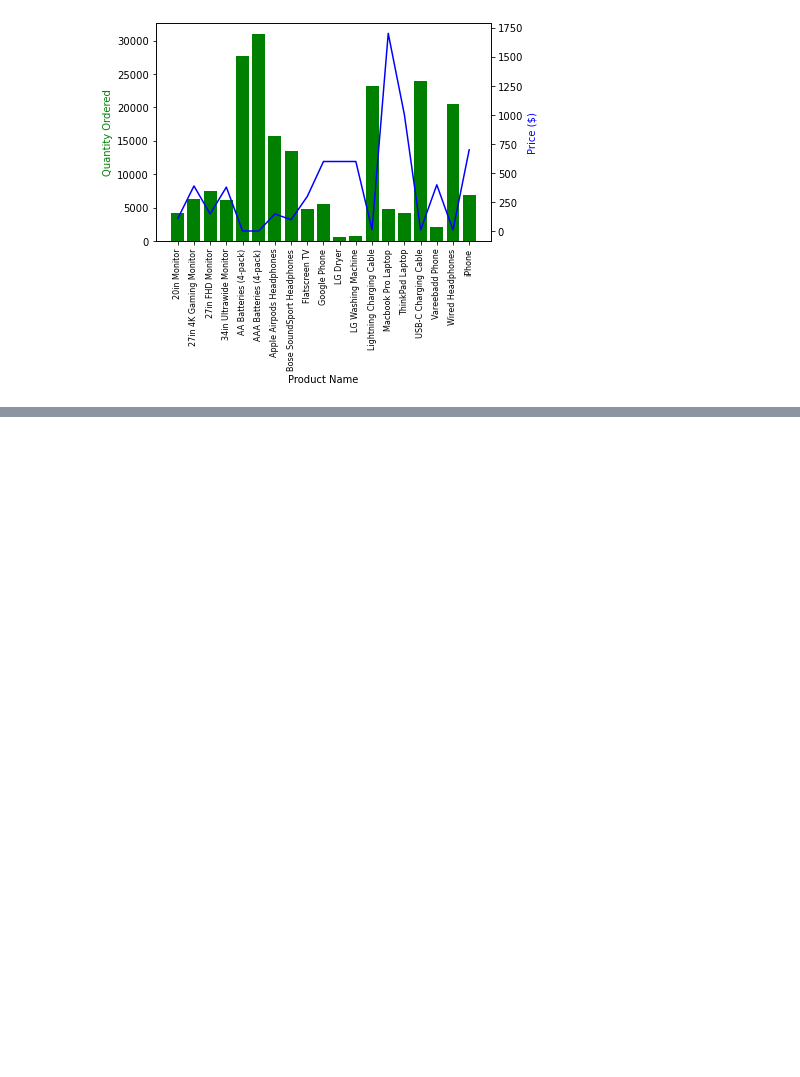
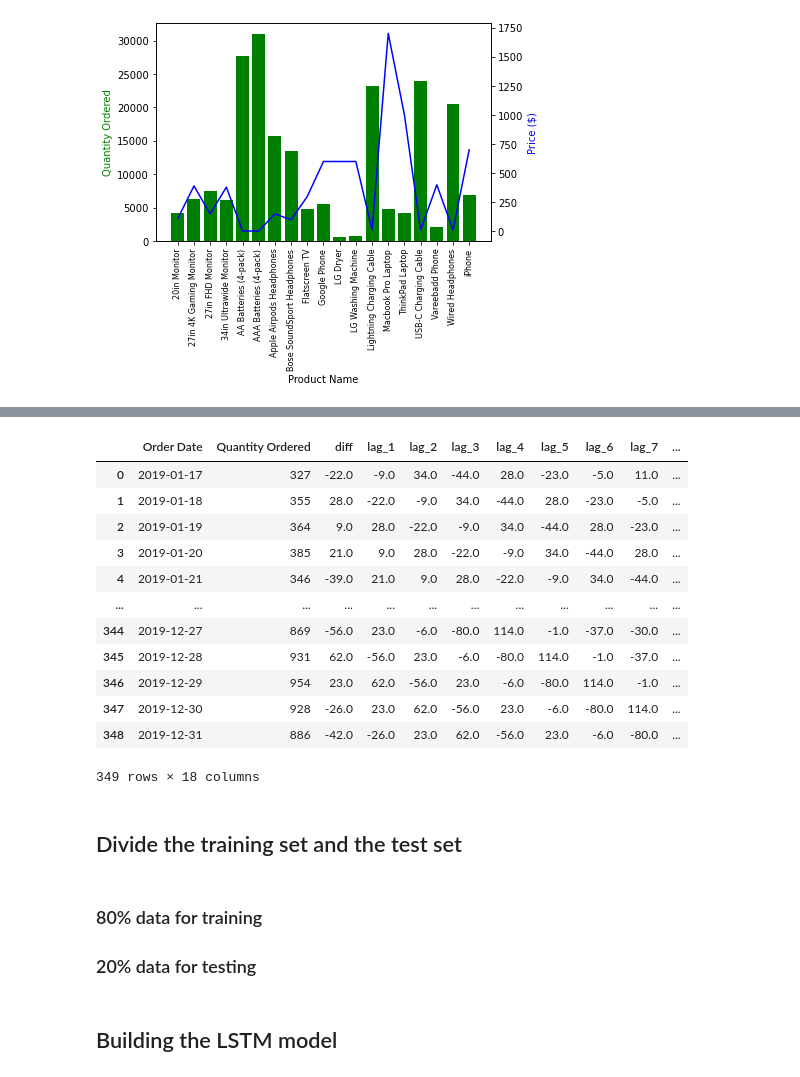
Before and after one commit to Yogesh-Shaligram/Sales_data_analysis, a Jupyter notebook: Sales Data Analysis.ipynb, the cells around one changed output, grey strips where cells are left out. Drawn from its saved outputs; the diff is of its cells as text; code cells hidden in the pictures; blank space fills up the shorter version.

```diff
--- a/Sales Data Analysis.ipynb
+++ b/Sales Data Analysis.ipynb
@@ -239,0 +365,30 @@ fig.show()
+# %%
+#create dataframe for transformation from time series to supervised
+df_supervised = df_diff.drop(['prev_sales'],axis=1)
+#adding lags
+for inc in range(1,16):
+    field_name = 'lag_' + str(inc)
+    df_supervised[field_name] = df_supervised['diff'].shift(inc)
+#drop null values
+df_supervised = df_supervised.dropna().reset_index(drop=True)
+
+df_supervised
+# %% [output]
+|  | Order Date | Quantity Ordered | diff | lag_1 | lag_2 | lag_3 | lag_4 | lag_5 | lag_6 | lag_7 | ... |
+| 0 | 2019-01-17 | 327 | -22.0 | -9.0 | 34.0 | -44.0 | 28.0 | -23.0 | -5.0 | 11.0 | ... |
+| 1 | 2019-01-18 | 355 | 28.0 | -22.0 | -9.0 | 34.0 | -44.0 | 28.0 | -23.0 | -5.0 | ... |
+| 2 | 2019-01-19 | 364 | 9.0 | 28.0 | -22.0 | -9.0 | 34.0 | -44.0 | 28.0 | -23.0 | ... |
+| 3 | 2019-01-20 | 385 | 21.0 | 9.0 | 28.0 | -22.0 | -9.0 | 34.0 | -44.0 | 28.0 | ... |
+| 4 | 2019-01-21 | 346 | -39.0 | 21.0 | 9.0 | 28.0 | -22.0 | -9.0 | 34.0 | -44.0 | ... |
+| ... | ... | ... | ... | ... | ... | ... | ... | ... | ... | ... | ... |
+| 344 | 2019-12-27 | 869 | -56.0 | 23.0 | -6.0 | -80.0 | 114.0 | -1.0 | -37.0 | -30.0 | ... |
+| 345 | 2019-12-28 | 931 | 62.0 | -56.0 | 23.0 | -6.0 | -80.0 | 114.0 | -1.0 | -37.0 | ... |
+| 346 | 2019-12-29 | 954 | 23.0 | 62.0 | -56.0 | 23.0 | -6.0 | -80.0 | 114.0 | -1.0 | ... |
+| 347 | 2019-12-30 | 928 | -26.0 | 23.0 | 62.0 | -56.0 | 23.0 | -6.0 | -80.0 | 114.0 | ... |
+| 348 | 2019-12-31 | 886 | -42.0 | -26.0 | 23.0 | 62.0 | -56.0 | 23.0 | -6.0 | -80.0 | ... |
+349 rows × 18 columns
+# %% [markdown]
+## Divide the training set and the test set
+# %% [markdown]
+### 80% data for training
+### 20% data for testing
@@ -239,0 +411,2 @@ fig.show()
+# %% [markdown]
+## Building the LSTM model
```
Also changed, not shown: parts of 26 cells of this notebook.
